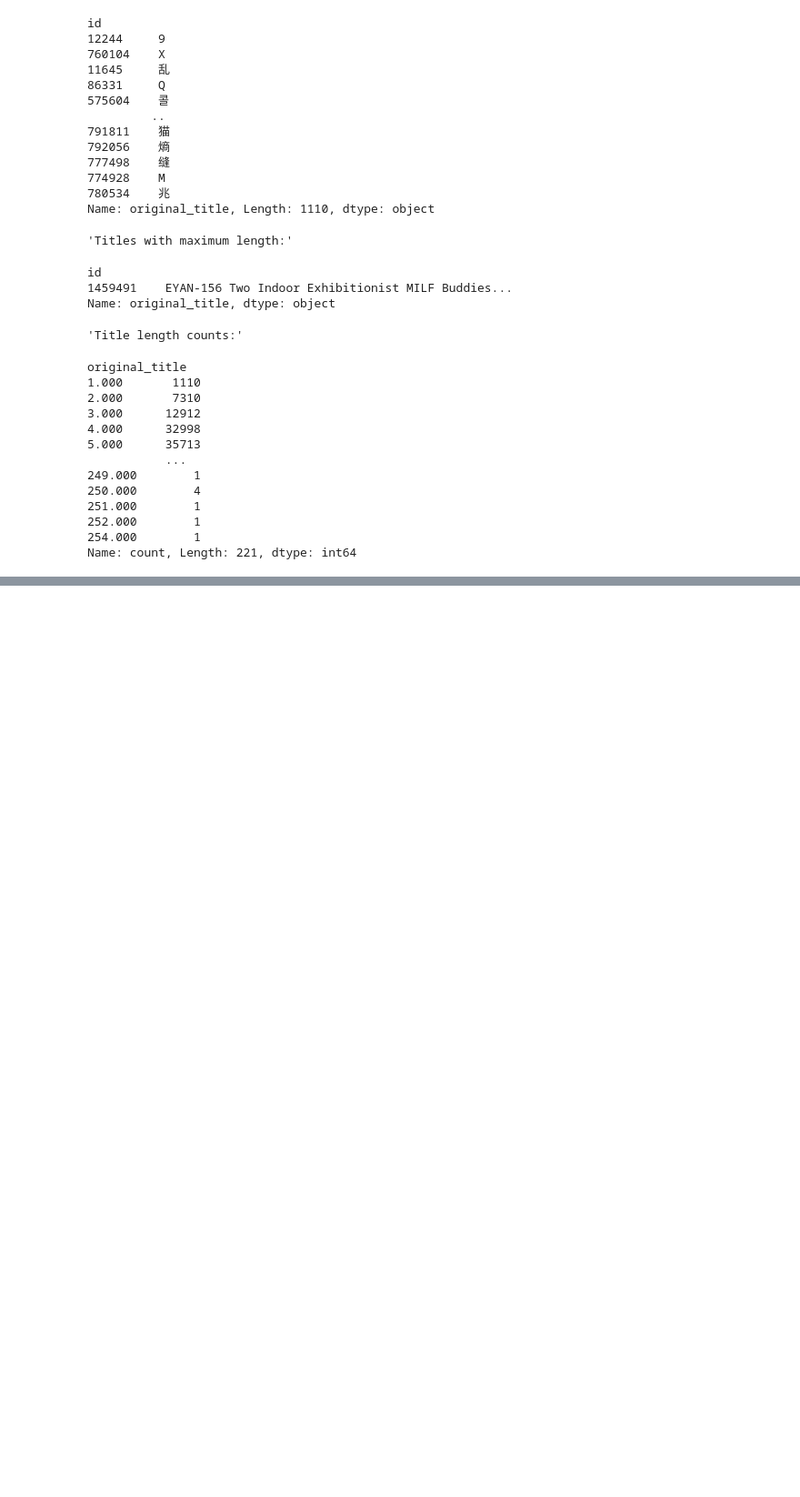
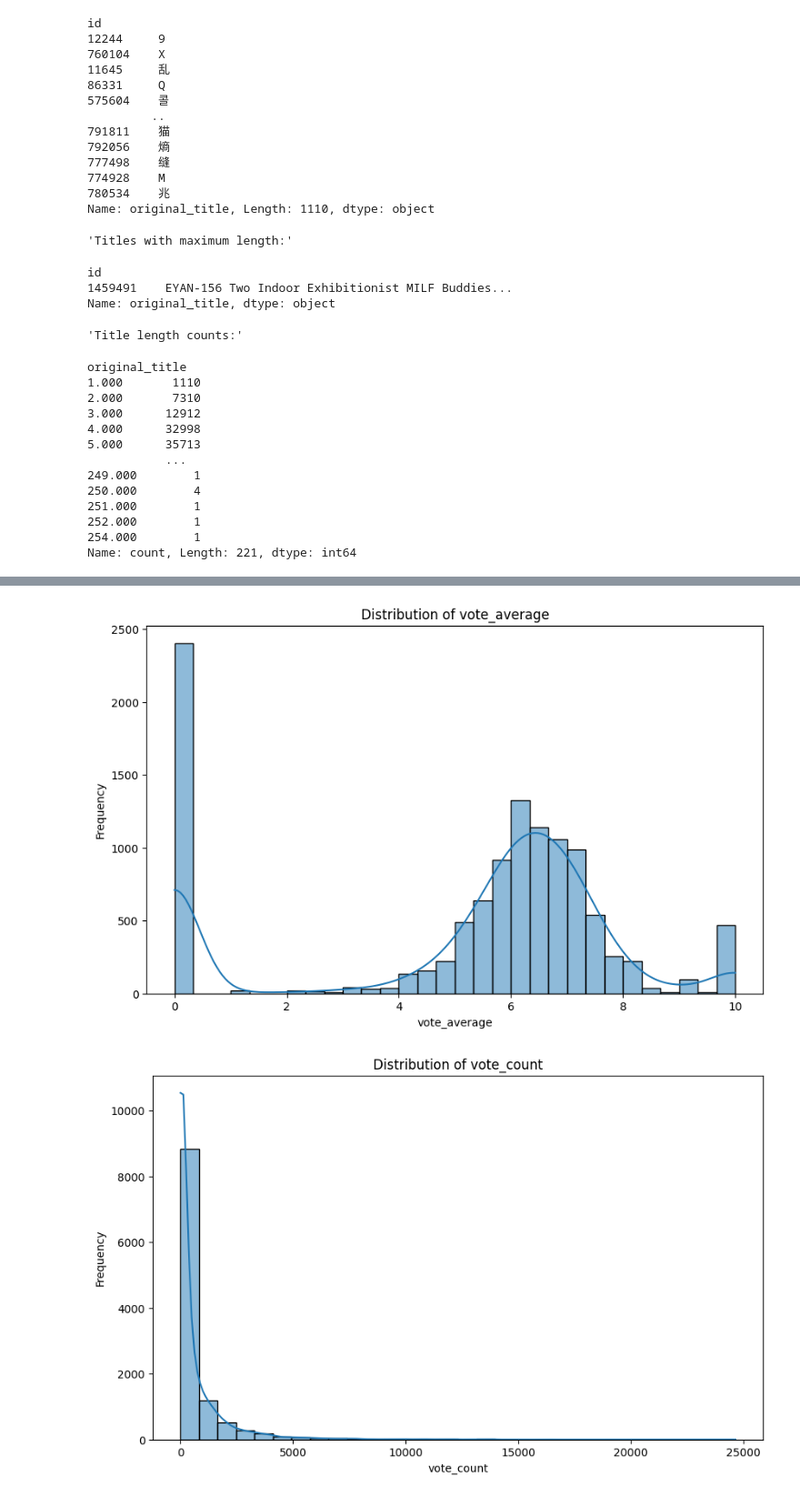
Before and after one commit to 6587093polakornming/Airflow_Spark_Local, a Jupyter notebook: eda/eda_notebook.ipynb, the cells around one changed output, grey strips where cells are left out. Shown at 91% size. Cells and saved outputs as stored; diff of their text form; code cells hidden in the pictures; blank space fills up the shorter version.

```diff
--- a/eda/eda_notebook.ipynb
+++ b/eda/eda_notebook.ipynb
@@ -630,0 +1750,7 @@ Name: count, Length: 221, dtype: int64
+# %%
+numeric_column_lst = ['vote_average', 'vote_count', 'revenue', 'runtime', 'budget'] # Not include 'popularity' for distribution plot
+for column in numeric_column_lst:
+    create_distribution_plot(df_cleaned_outlier, column)
+# %% [output]
+[figure, added]
+[figure, added]
```
Also changed, not shown: parts of 71 cells of this notebook.
